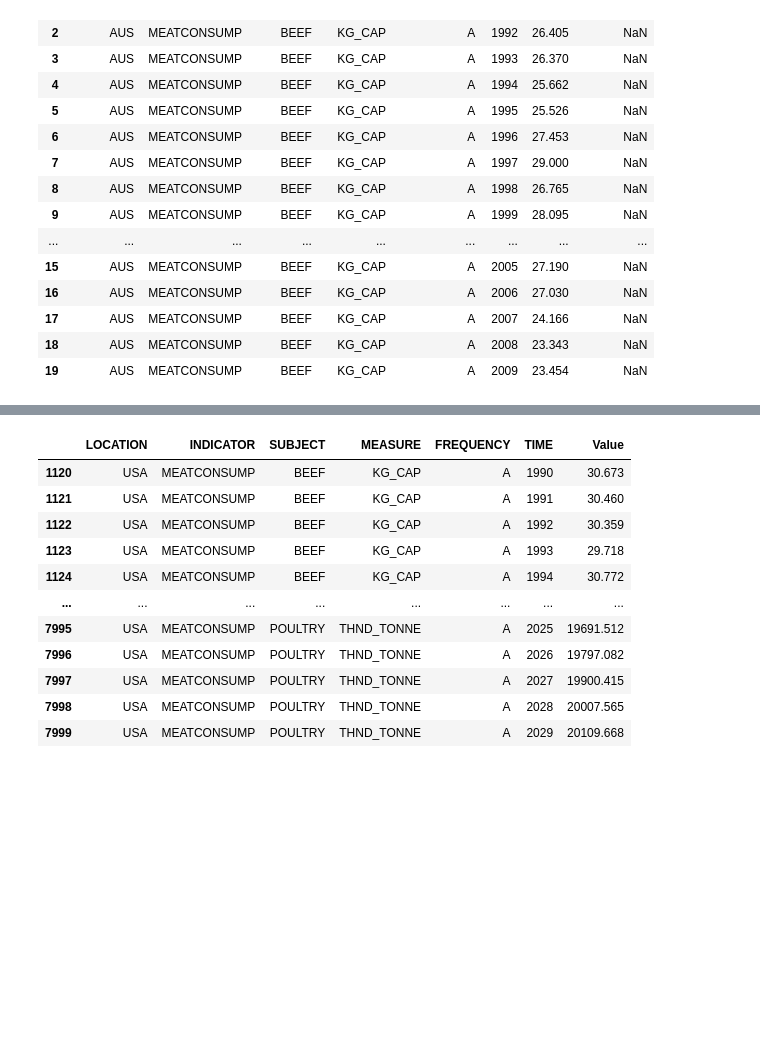
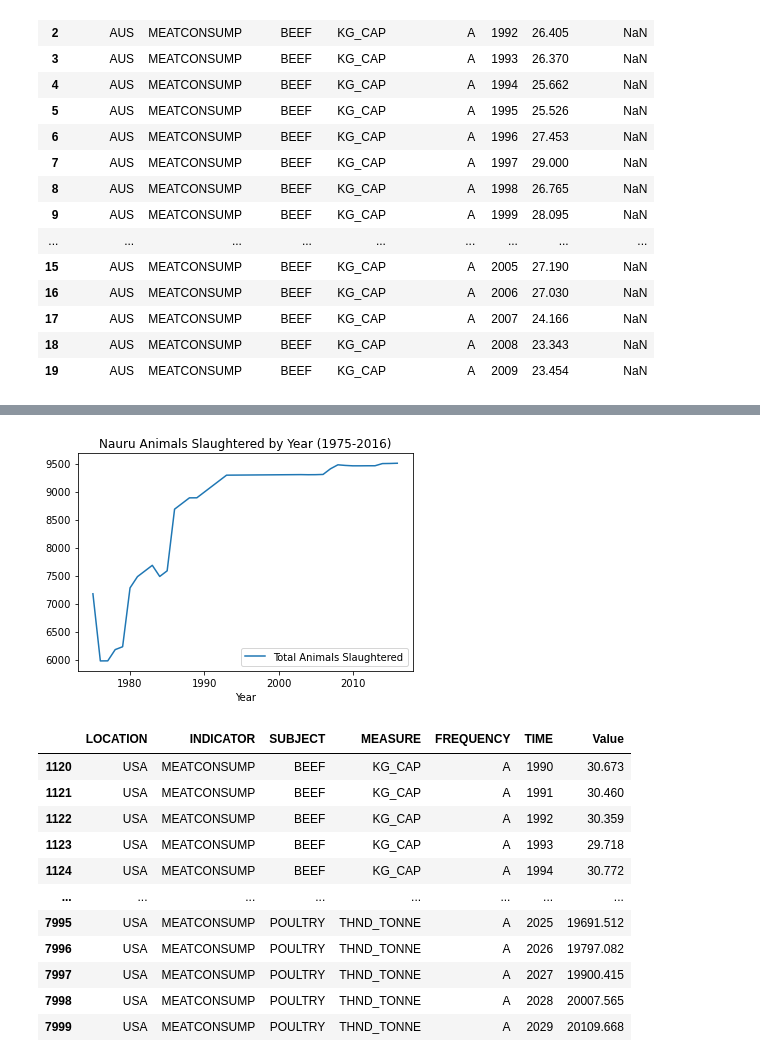
Before and after one commit to sgoolsby88/da7_capstone, a Jupyter notebook: notebooks/EDA _meat_production.ipynb, the cells around one changed output, grey strips where cells are left out. Drawn from its saved outputs; the diff is of its cells as text; code cells hidden in the pictures; blank space fills up the shorter version.

```diff
--- a/notebooks/EDA _meat_production.ipynb
+++ b/notebooks/EDA _meat_production.ipynb
@@ -458,3 +545,6 @@ dp_live.head(20)
 | 17 | AUS | MEATCONSUMP | BEEF | KG_CAP | A | 2007 | 24.166 | NaN |
 | 18 | AUS | MEATCONSUMP | BEEF | KG_CAP | A | 2008 | 23.343 | NaN |
 | 19 | AUS | MEATCONSUMP | BEEF | KG_CAP | A | 2009 | 23.454 | NaN |
+# %%
+nauru_animals_slaughtered=animals_slaughtered[animals_slaughtered['Entity']=='Nauru'].copy()
+nauru_animals_slaughtered
@@ -460,0 +569,3 @@ dp_live.head(20)
+# %%
+nauru_animals_slaughtered=nauru_animals_slaughtered[['Year','Cattle (beef and buffalo) Meat','Goat Meat','Chicken Meat','Turkey Meat','Pig Meat']].copy()
+nauru_animals_slaughtered
@@ -460,0 +590,3 @@ dp_live.head(20)
+# %%
+nauru_animals_slaughtered['Total Animals Slaughtered']=nauru_animals_slaughtered.sum(axis=1)
+nauru_animals_slaughtered
@@ -460,0 +611,3 @@ dp_live.head(20)
+# %%
+nauru_animals_slaughtered_total=nauru_animals_slaughtered[['Year','Total Animals Slaughtered']].copy()
+nauru_animals_slaughtered_total
@@ -461,3 +632,14 @@ dp_live.head(20)
+# %%
+nauru_animals_slaughtered_total.plot(x='Year',
+                    kind='line',
+                    # linestyle='dotted',
+                    title='Nauru Animals Slaughtered by Year (1975-2016)')
+plt.legend()
+#plt.ylim(0,20)
+plt.savefig('nauru_animals_slaughtered.jpg', bbox_inches='tight',pad_inches=0.3)
+plt.show()
+# %% [output]
+[figure, added]
 # %%
 dp_live.drop('Flag Codes',axis=1, inplace=True)
 # %%
```
Also changed, not shown: parts of 24 cells of this notebook, 12 other files.
